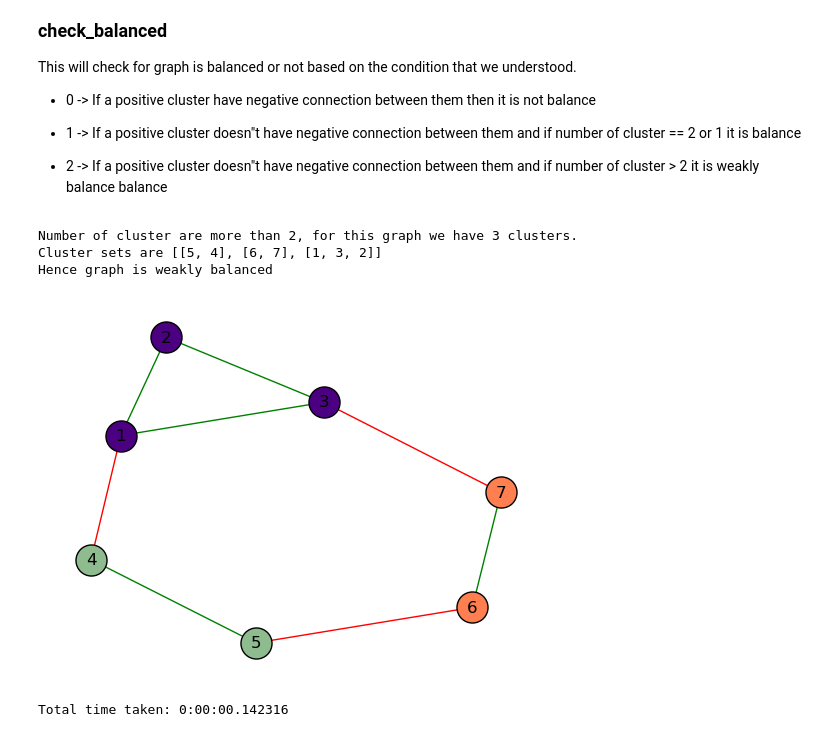
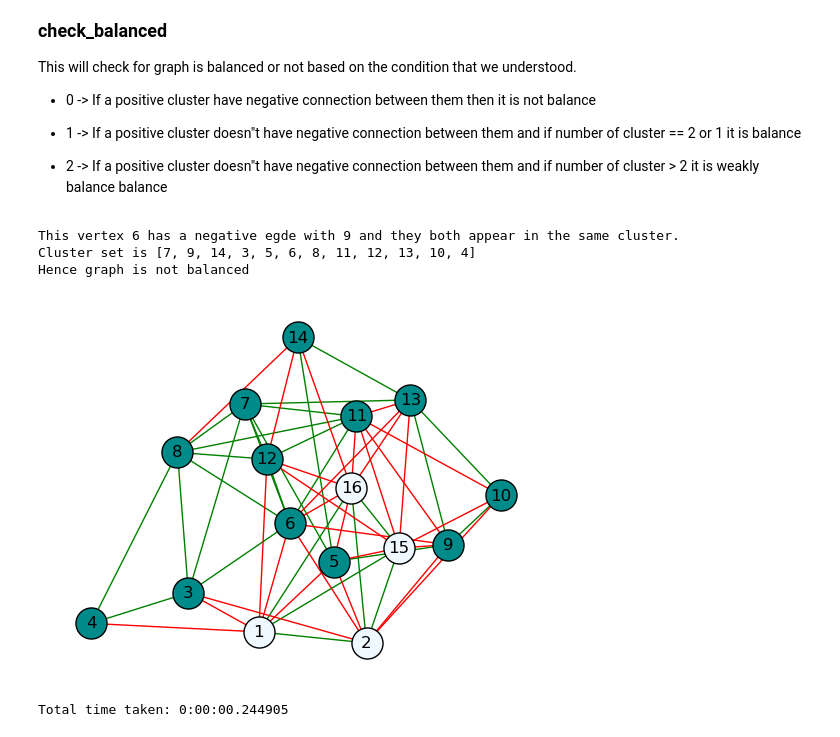
Before and after one commit to vinothvk99/Defensive-Alliance-with-Signed-Graph, a Jupyter notebook: Meeting_1/task_3.ipynb, the cells around one changed output. Cells and saved outputs as stored; diff of their text form; code cells hidden in the pictures.

```diff
--- a/Meeting_1/task_3.ipynb
+++ b/Meeting_1/task_3.ipynb
@@ -161,7 +161,7 @@ start_time = time.monotonic()
 
 # code set 1
 # Read the signed graph from the text file
-file_path = r"/Users/mac/Desktop/Desktop/RCS_Signed_Graph/Meeting_1/graph_test_files/test.txt"
+file_path = r"/Users/mac/Desktop/Desktop/RCS_Signed_Graph/Meeting_1/graph_test_files/Highland.txt"
 
 # preparing edges to check whether the graph is balanced or not
 graph = read_signed_graph_from_file(file_path)
@@ -219,35 +219,35 @@ if(is_balanced == 2):
     print("Hence graph is weakly balanced")
 
 # Create a signed graph
 signed_graph = nx.Graph()
 signed_graph.add_edges_from(edges)
 
 # Visualization
 pos = nx.spring_layout(signed_graph)
 positive_edges = [(u, v) for u, v, data in signed_graph.edges(data=True) if data['sign'] == 1]
 negative_edges = [(u, v) for u, v, data in signed_graph.edges(data=True) if data['sign'] == -1]
 
 all_colors = list(mcolors.CSS4_COLORS.keys())
 random.shuffle(all_colors)
 
 # Create a dictionary to map clusters to colors
 cluster_colors = {tuple(cluster): all_colors[i % len(all_colors)] for i, cluster in enumerate(clu)}
 
 for cluster in clu:
     color = cluster_colors[tuple(cluster)]
     nx.draw_networkx_nodes(signed_graph, pos, nodelist = cluster, node_color=color, node_size=500, edgecolors='black', linewidths=1.0)
 nx.draw_networkx_edges(signed_graph, pos, edgelist=positive_edges, edge_color='green')
 nx.draw_networkx_edges(signed_graph, pos, edgelist=negative_edges, edge_color='red')
 nx.draw_networkx_labels(signed_graph, pos, font_size=12, font_color='black')
 
 plt.axis('off')
 plt.show()
 
 end_time = time.monotonic()
 print("Total time taken:",timedelta(seconds=end_time - start_time))
 # %% [output]
-Number of cluster are more than 2, for this graph we have 3 clusters.
-Cluster sets are [[5, 4], [6, 7], [1, 3, 2]]
-Hence graph is weakly balanced
+This vertex 6 has a negative egde with 9 and they both appear in the same cluster.
+Cluster set is [7, 9, 14, 3, 5, 6, 8, 11, 12, 13, 10, 4]
+Hence graph is not balanced
-[figure, old version]
+[figure, new version]
-Total time taken: 0:00:00.142316
+Total time taken: 0:00:00.244905
```
Also changed, not shown: parts of 1 cell of this notebook.
